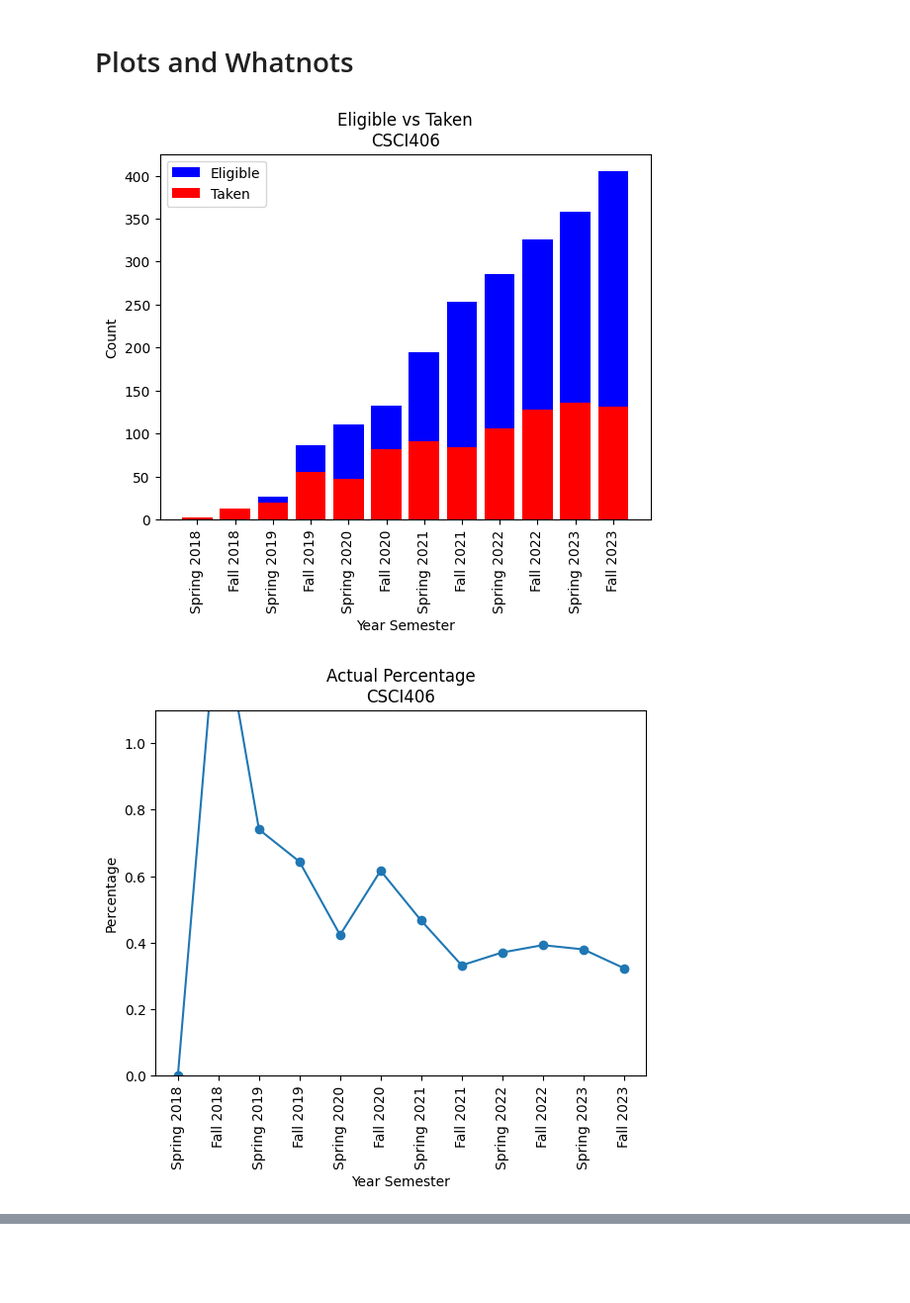
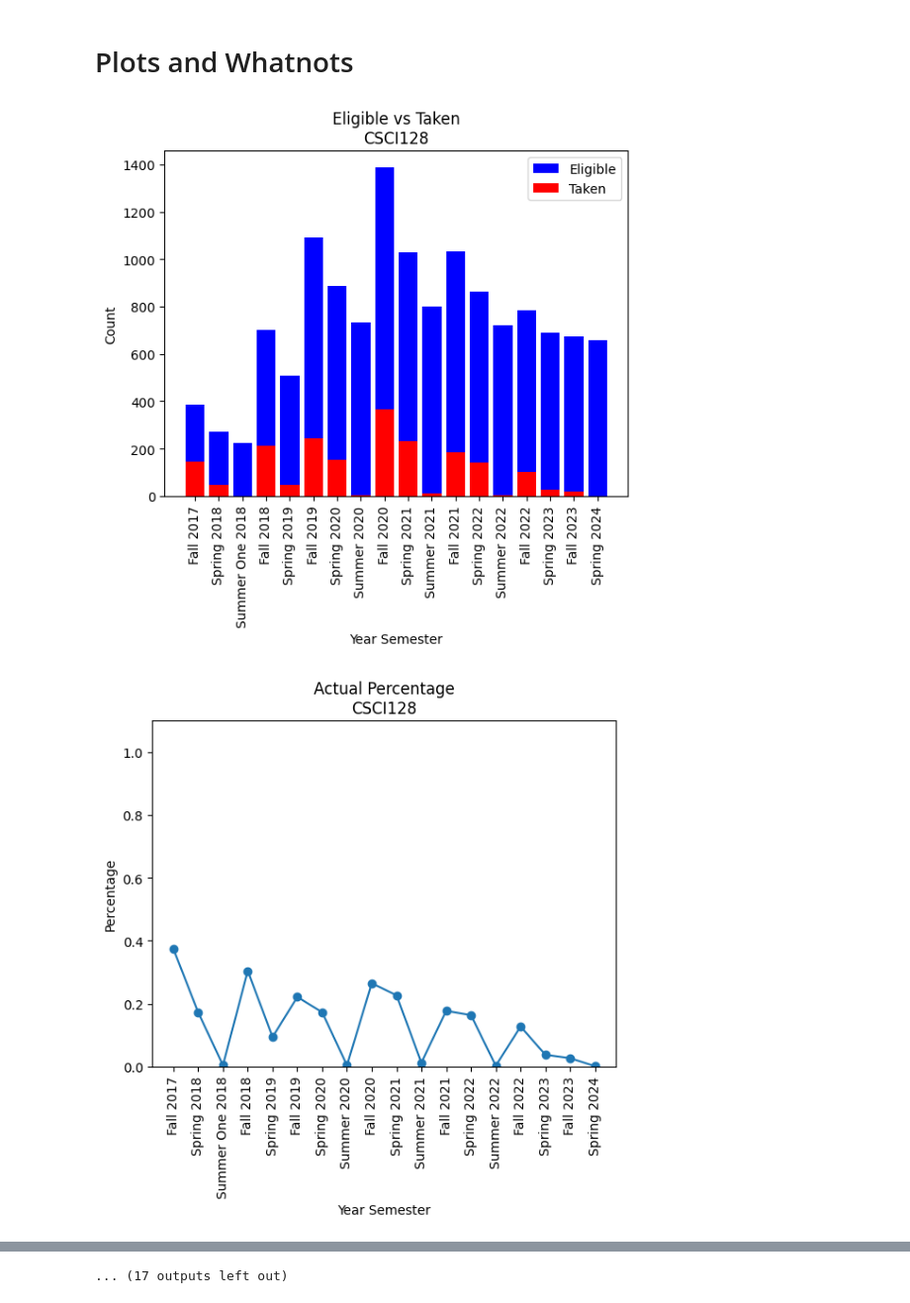
Before and after one commit to ifrycolorado/Enrollment_Project, a Jupyter notebook: src/dag.ipynb, the cells around one changed output, grey strips where cells are left out. Shown at 99% size. Drawn from its saved outputs; the diff is of its cells as text; code cells hidden in the pictures; blank space fills up the shorter version.

Commit message:
Something's wrong with the taken counter. But all DAGs exist.

```diff
--- a/src/dag.ipynb
+++ b/src/dag.ipynb
@@ -15,4 +9,7 @@ please provide us feedback at https://github.com/pandas-dev/pandas/issues/54466
 ONLY_CS = False
 EXCLUDE_TRANSFER = False
 csv_read_location = '../data/pivot_CSCurriculumFull.csv'
+# %%
+# grab all files in ../dags/
+dags = glob.glob('../dags/dag_complex*.csv')
 # %%
@@ -50,11 +62,6 @@ if ONLY_CS:
 # exclude transfer students
 if EXCLUDE_TRANSFER:
     taken_df = taken_df[taken_df['Type'] != 'Tran']
-
-# replace CSCI101 with CSCI128
-taken_df['Class'] = taken_df['Class'].replace('CSCI101', 'CSCI128')
-taken_df['Class'] = taken_df['Class'].replace('CSCI261', 'CSCI200')
-taken_df['Class'] = taken_df['Class'].replace('CSCI262', 'CSCI201')
 # %%
 # add numerical conversion
 UNIQUE_SEM = 5
@@ -144,6 +156,15 @@ for i in unique_ids:
 
     # find admit_num for id
     admit_num = admit_df[admit_df['id'] == i]['Admitted_Num'].values[0]
+
+    # find appropriate carry through
+    year = int(admit_num) // UNIQUE_SEM
+    semester = int(admit_num) % UNIQUE_SEM
+
+    if semester != UNIQUE_SEM - 1:
+        year = year - 1
+
+    carry_through = carry_through_dict[f"F{int(str(year)[-2:])}-U{int(str(year)[-2:]) + 1}"]
 
     # create copy and assign
     temp_df = carry_through.copy()
@@ -160,7 +181,8 @@ for i in unique_ids:
         affected_classes = out_calc(dag, row['Class']) + [row['Class']] # find classes
         for cl in affected_classes:
              # decrement out-degrees for all semesters after the current semester
-            temp_df.loc[temp_df['Semester_Num'] > row['Taken_Num'], cl] -= 1
+            if cl in temp_df.columns:
+                temp_df.loc[temp_df['Semester_Num'] > row['Taken_Num'], cl] -= 1
 
     carry_out = pd.concat([carry_out, temp_df], ignore_index=True)
 
@@ -244,33 +266,33 @@ def plot_eligible_to_taken(carry_out, cl):
 
     # Then, select the 'Year_Semester' column and get its unique values
     semester_list = sorted_df['Year_Semester'].unique()
 
     # maintain order
     ordered_actual_dict = {k: actual_dict[k] for k in semester_list}
     order_eligible_dict = {k: eligible_dict[k] for k in semester_list}
     order_taken_dict = {k: taken_dict[k] for k in semester_list}
 
     # plot hist
     plt.bar(order_eligible_dict.keys(), order_eligible_dict.values(), color='b', label='Eligible')
     plt.bar(order_taken_dict.keys(), order_taken_dict.values(), color='r', label='Taken')
     plt.xlabel('Year Semester')
     plt.ylabel('Count')
     plt.xticks(rotation=90)
     plt.title(f'Eligible vs Taken\n{cl}')
     plt.legend()
     plt.show()
 
     # plot line graph of actual
     plt.plot(ordered_actual_dict.keys(), ordered_actual_dict.values(), marker='o')
     plt.xlabel('Year Semester')
     plt.ylabel('Percentage')
     plt.ylim(0, 1.1)
     plt.xticks(rotation=90)
     plt.title(f'Actual Percentage\n{cl}')
     plt.show()
 
-for cl in ['CSCI406']:
+for cl in taken_df['Class'].unique():
     plot_eligible_to_taken(carry_out, cl)
 # %% [output]
-[figure, old version]
+[figure, new version]
-[figure, old version]
+[figure, new version]
@@ -276,0 +309 @@ for cl in ['CSCI406']:
+... (17 outputs left out)
```
Also changed, not shown: parts of 9 cells of this notebook, 1 other file.
